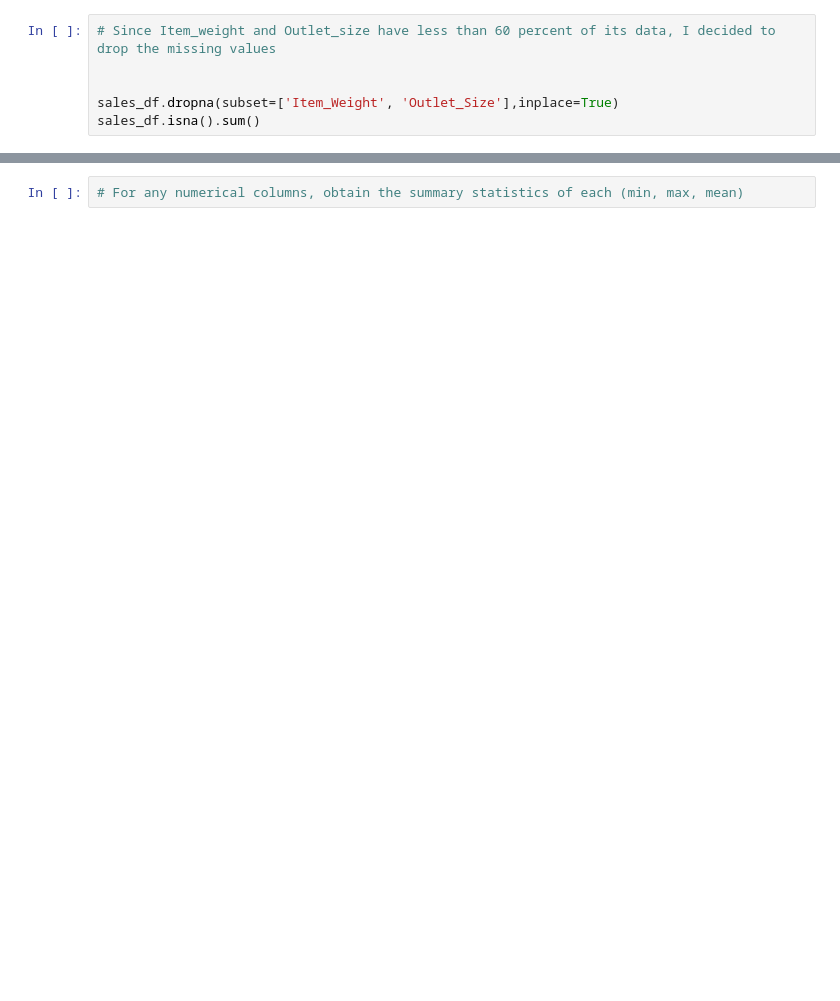
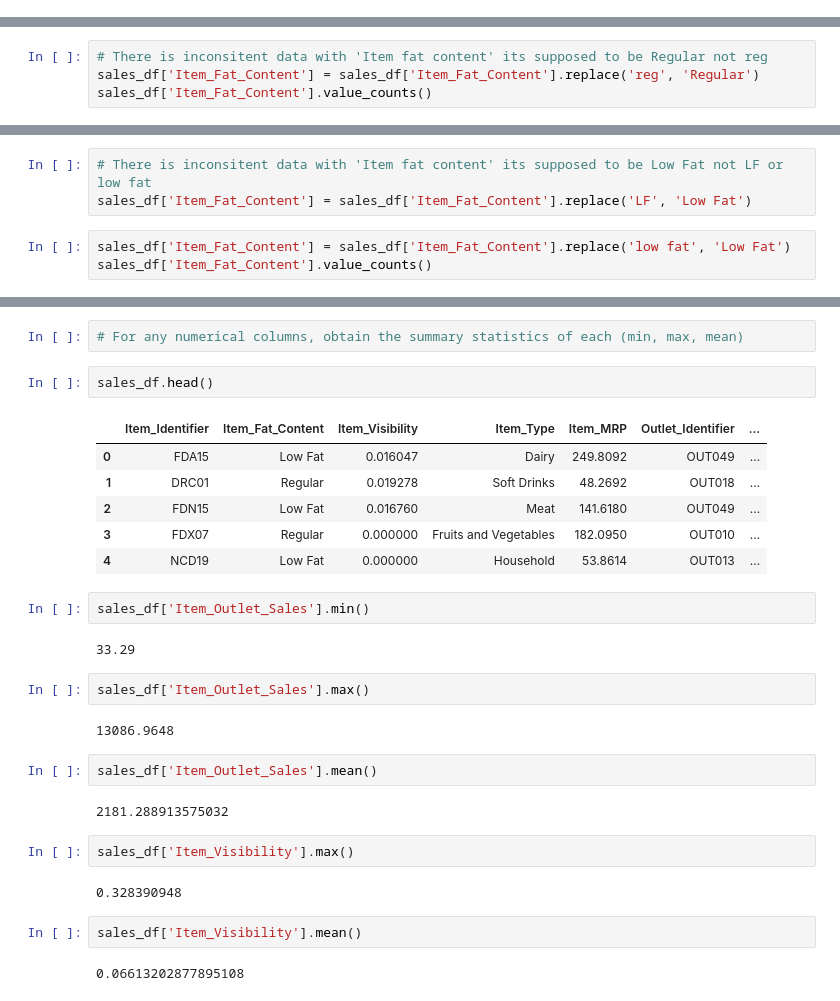
Before and after one commit to kahumawalter/sales-predictions, a Jupyter notebook: project_1_part_2.ipynb, the cells around one changed output, grey strips where cells are left out. Saved outputs shown, nothing was run; the diff lists cells and outputs as text; blank space fills up the shorter version.

```diff
--- a/project_1_part_2.ipynb
+++ b/project_1_part_2.ipynb
@@ -125,8 +129,2 @@ Name: Item_Weight, Length: 8523, dtype: float64
 # %%
 import numpy as np
-# %%
-# Since Item_weight and Outlet_size have less than 60 percent of its data, I decided to drop the missing values
-
-
-sales_df.dropna(subset=['Item_Weight', 'Outlet_Size'],inplace=True)
-sales_df.isna().sum()
@@ -164,0 +142,4 @@ dtype: int64
+# %%
+# There is inconsitent data with 'Item fat content' its supposed to be Regular not reg
+sales_df['Item_Fat_Content'] = sales_df['Item_Fat_Content'].replace('reg', 'Regular')
+sales_df['Item_Fat_Content'].value_counts()
@@ -164,0 +152,6 @@ dtype: int64
+# %%
+# There is inconsitent data with 'Item fat content' its supposed to be Low Fat not LF or low fat
+sales_df['Item_Fat_Content'] = sales_df['Item_Fat_Content'].replace('LF', 'Low Fat')
+# %%
+sales_df['Item_Fat_Content'] = sales_df['Item_Fat_Content'].replace('low fat', 'Low Fat')
+sales_df['Item_Fat_Content'].value_counts()
@@ -165,2 +171,31 @@ dtype: int64
 # %%
 # For any numerical columns, obtain the summary statistics of each (min, max, mean)
+# %%
+sales_df.head()
+# %% [output]
+|  | Item_Identifier | Item_Fat_Content | Item_Visibility | Item_Type | Item_MRP | Outlet_Identifier | ... |
+| 0 | FDA15 | Low Fat | 0.016047 | Dairy | 249.8092 | OUT049 | ... |
+| 1 | DRC01 | Regular | 0.019278 | Soft Drinks | 48.2692 | OUT018 | ... |
+| 2 | FDN15 | Low Fat | 0.016760 | Meat | 141.6180 | OUT049 | ... |
+| 3 | FDX07 | Regular | 0.000000 | Fruits and Vegetables | 182.0950 | OUT010 | ... |
+| 4 | NCD19 | Low Fat | 0.000000 | Household | 53.8614 | OUT013 | ... |
+# %%
+sales_df['Item_Outlet_Sales'].min()
+# %% [output]
+33.29
+# %%
+sales_df['Item_Outlet_Sales'].max()
+# %% [output]
+13086.9648
+# %%
+sales_df['Item_Outlet_Sales'].mean()
+# %% [output]
+2181.288913575032
+# %%
+sales_df['Item_Visibility'].max()
+# %% [output]
+0.328390948
+# %%
+sales_df['Item_Visibility'].mean()
+# %% [output]
+0.06613202877895108
```
Also changed, not shown: parts of 14 cells of this notebook.
